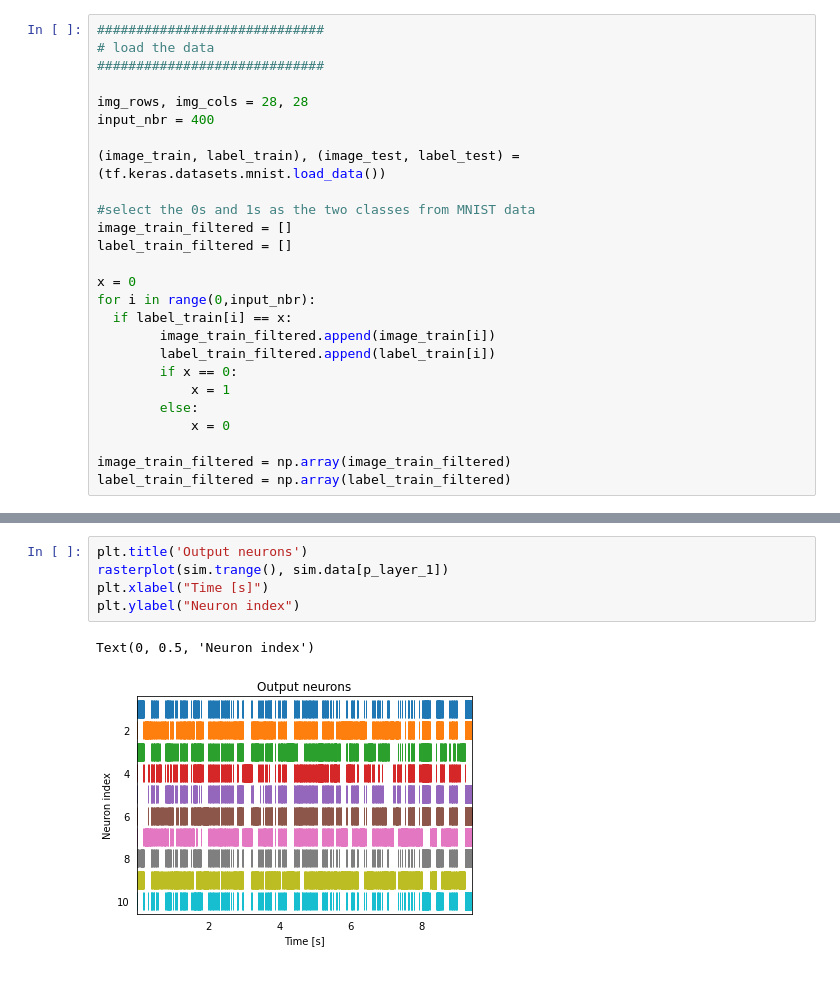
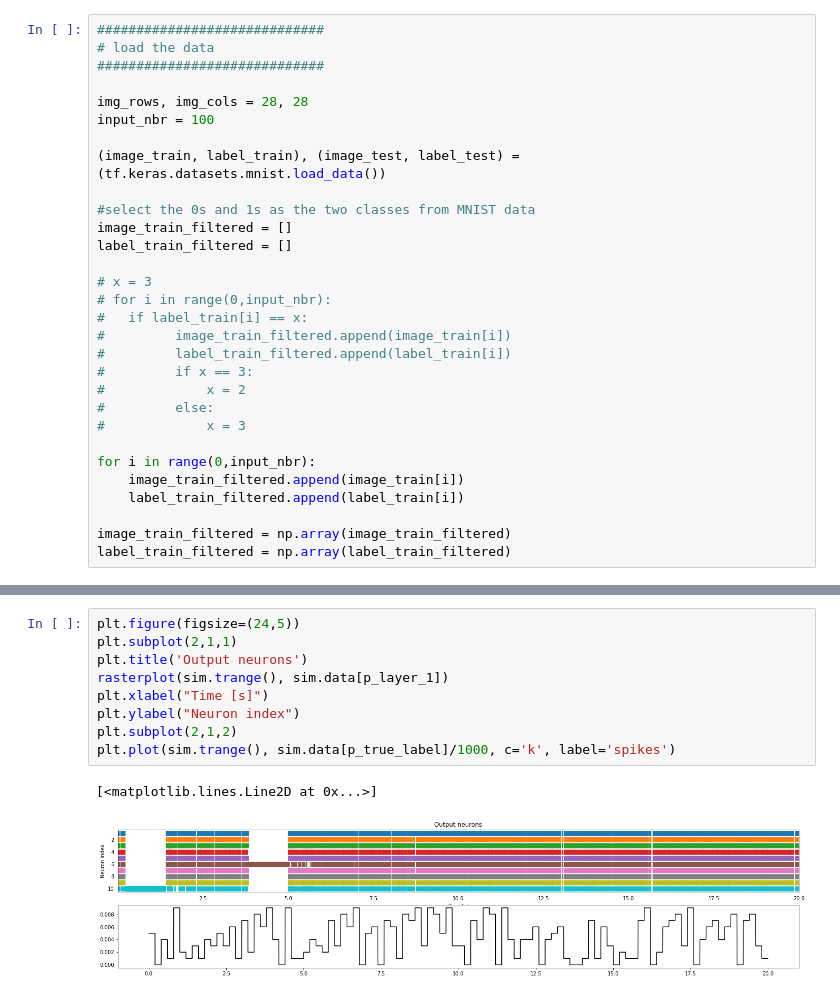
Before and after one commit to H-Elbez/Nengo, a Jupyter notebook: MNIST-STDP.ipynb, the cells around one changed output, grey strips where cells are left out. Cells and saved outputs as stored; diff of their text form.

```diff
--- a/MNIST-STDP.ipynb
+++ b/MNIST-STDP.ipynb
@@ -20,7 +31,7 @@ from nengo.utils.matplotlib import rasterplot
 #############################
 
 img_rows, img_cols = 28, 28
-input_nbr = 400
+input_nbr = 100
 
 (image_train, label_train), (image_test, label_test) = (tf.keras.datasets.mnist.load_data())
 
@@ -28,15 +39,19 @@ input_nbr = 400
 image_train_filtered = []
 label_train_filtered = []
 
-x = 0
+# x = 3
+# for i in range(0,input_nbr):
+#   if label_train[i] == x:
+#         image_train_filtered.append(image_train[i])
+#         label_train_filtered.append(label_train[i])
+#         if x == 3:
+#             x = 2
+#         else:
+#             x = 3
+
 for i in range(0,input_nbr):
-  if label_train[i] == x:
-        image_train_filtered.append(image_train[i])
-        label_train_filtered.append(label_train[i])
-        if x == 0:
-            x = 1
-        else:
-            x = 0
+    image_train_filtered.append(image_train[i])
+    label_train_filtered.append(label_train[i])
 
 image_train_filtered = np.array(image_train_filtered)
 label_train_filtered = np.array(label_train_filtered)
@@ -167,8 +233,12 @@ Simulation finished in 0:00:10.
 # %%
+plt.figure(figsize=(24,5))
+plt.subplot(2,1,1)
 plt.title('Output neurons')
 rasterplot(sim.trange(), sim.data[p_layer_1])
 plt.xlabel("Time [s]")
 plt.ylabel("Neuron index")
+plt.subplot(2,1,2)
+plt.plot(sim.trange(), sim.data[p_true_label]/1000, c='k', label='spikes')
 # %% [output]
-Text(0, 0.5, 'Neuron index')
+[<matplotlib.lines.Line2D at 0x...>]
-[figure, old version]
+[figure, new version]
```
Also changed, not shown: parts of 4 cells of this notebook, 7 other files.
